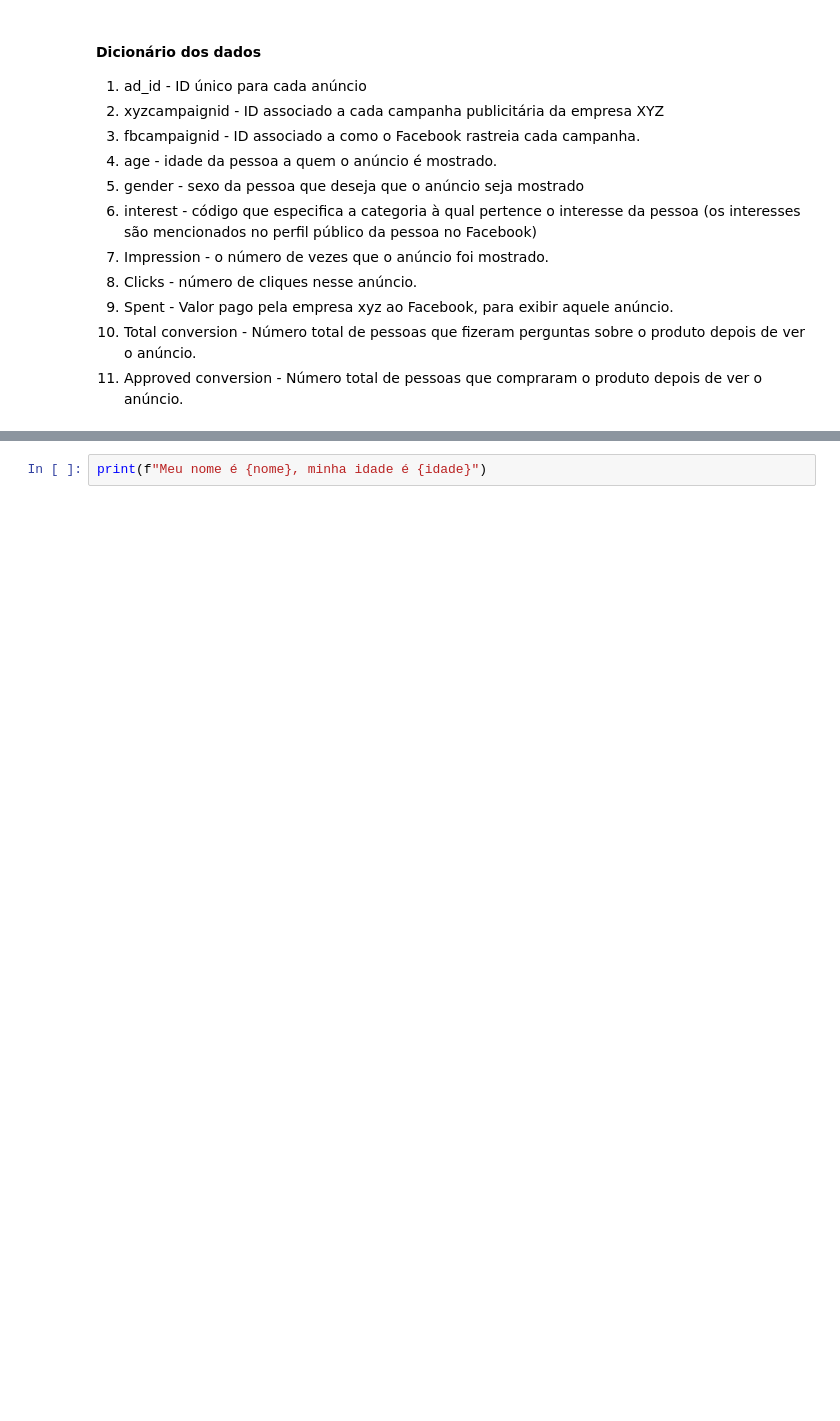
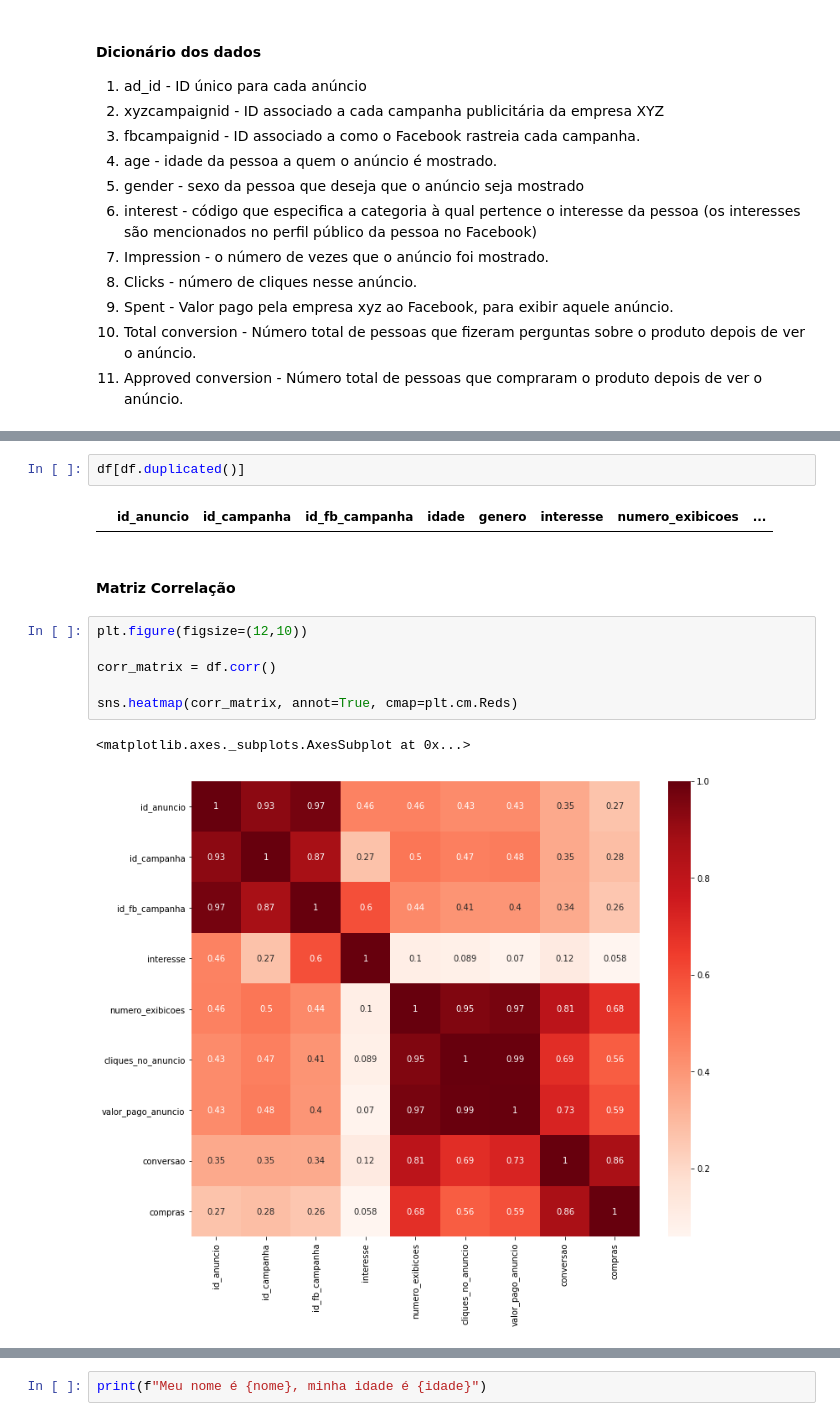
Before and after one commit to nevesvox/Ebac, a Jupyter notebook: Inteligência_Artificial.ipynb, the cells around one changed output, grey strips where cells are left out. Saved outputs shown, nothing was run; the diff lists cells and outputs as text; blank space fills up the shorter version.

```diff
--- a/Inteligência_Artificial.ipynb
+++ b/Inteligência_Artificial.ipynb
@@ -95,0 +222,15 @@ memory usage: 98.4+ KB
+# %%
+df[df.duplicated()]
+# %% [output]
+|  | id_anuncio | id_campanha | id_fb_campanha | idade | genero | interesse | numero_exibicoes | ... |
+# %% [markdown]
+#### Matriz Correlação
+# %%
+plt.figure(figsize=(12,10))
+
+corr_matrix = df.corr()
+
+sns.heatmap(corr_matrix, annot=True, cmap=plt.cm.Reds)
+# %% [output]
+<matplotlib.axes._subplots.AxesSubplot at 0x...>
+[figure, added]
```
Also changed, not shown: parts of 62 cells of this notebook.
